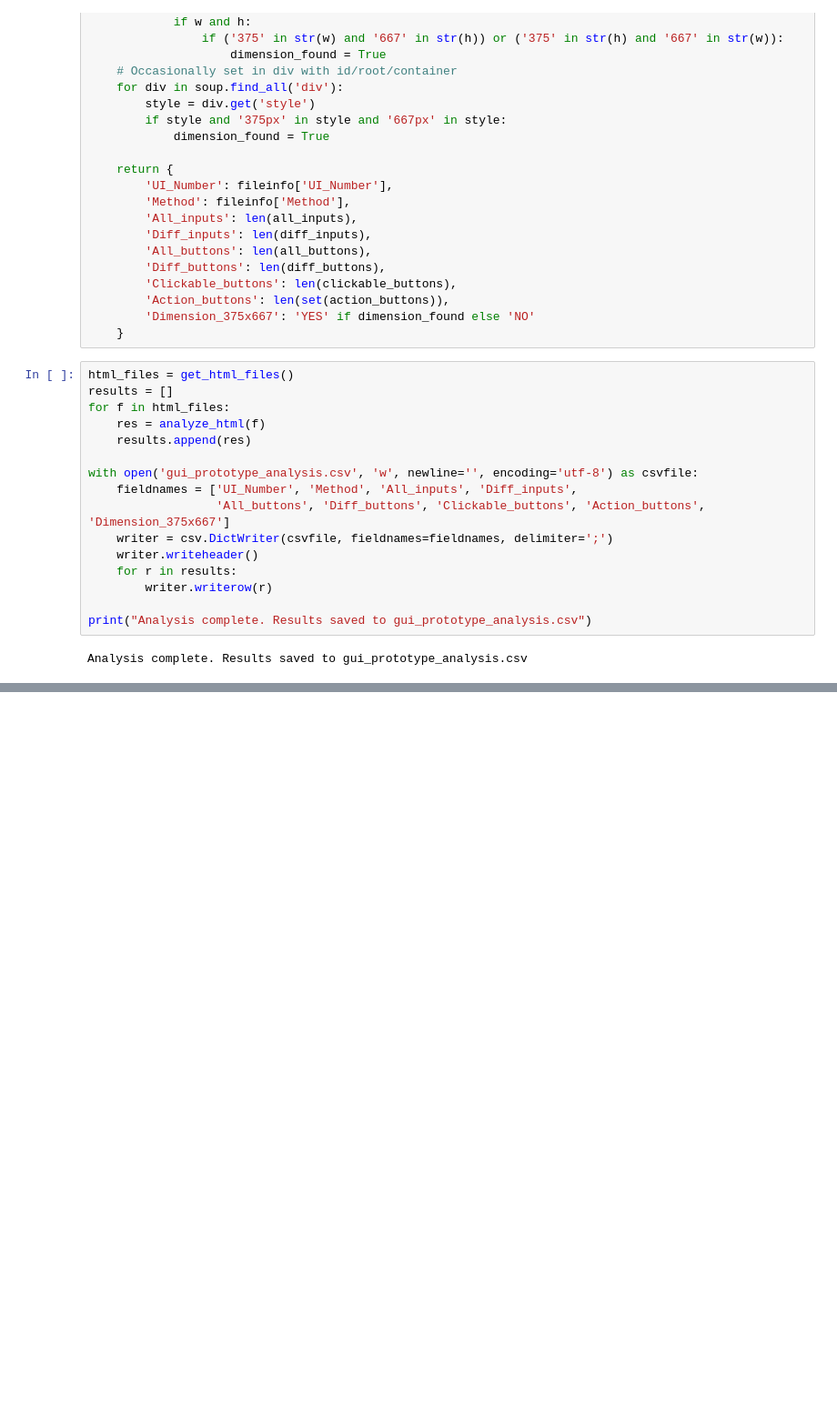
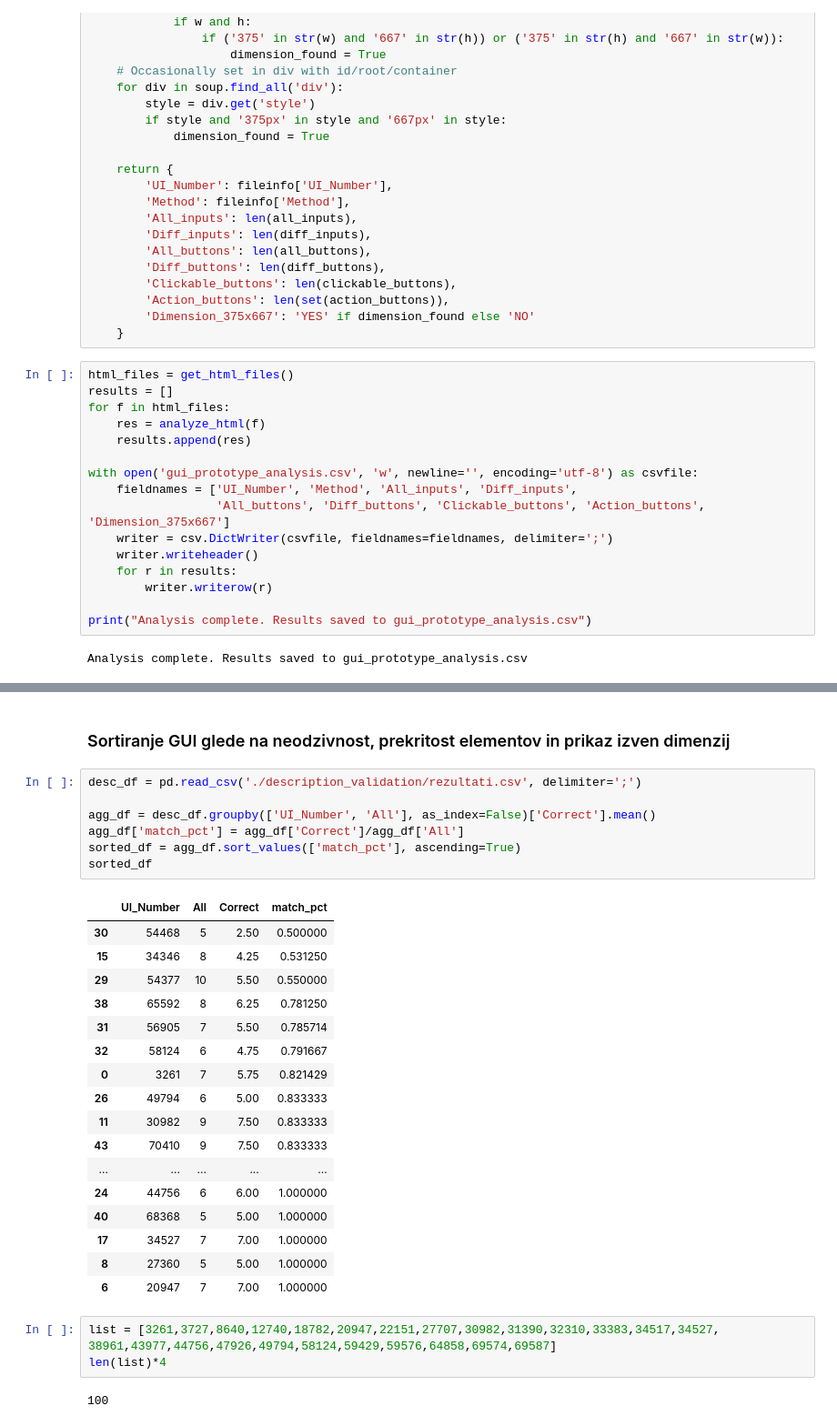
Before and after one commit to mmarolt/gui-prototyping-analysis, a Jupyter notebook: quantitative_analysis/analyze_prototype_elements.ipynb, the cells around one changed output, grey strips where cells are left out. Shown: that part at 91% size. Saved outputs shown, nothing was run; the diff lists cells and outputs as text; blank space fills up the shorter version.

```diff
--- a/quantitative_analysis/analyze_prototype_elements.ipynb
+++ b/quantitative_analysis/analyze_prototype_elements.ipynb
@@ -102,0 +162,32 @@ Analysis complete. Results saved to gui_prototype_analysis.csv
+# %% [markdown]
+### Sortiranje GUI glede na neodzivnost, prekritost elementov in prikaz izven dimenzij
+# %%
+desc_df = pd.read_csv('./description_validation/rezultati.csv', delimiter=';')
+
+agg_df = desc_df.groupby(['UI_Number', 'All'], as_index=False)['Correct'].mean()
+agg_df['match_pct'] = agg_df['Correct']/agg_df['All']
+sorted_df = agg_df.sort_values(['match_pct'], ascending=True)
+sorted_df
+# %% [output]
+|  | UI_Number | All | Correct | match_pct |
+| 30 | 54468 | 5 | 2.50 | 0.500000 |
+| 15 | 34346 | 8 | 4.25 | 0.531250 |
+| 29 | 54377 | 10 | 5.50 | 0.550000 |
+| 38 | 65592 | 8 | 6.25 | 0.781250 |
+| 31 | 56905 | 7 | 5.50 | 0.785714 |
+| 32 | 58124 | 6 | 4.75 | 0.791667 |
+| 0 | 3261 | 7 | 5.75 | 0.821429 |
+| 26 | 49794 | 6 | 5.00 | 0.833333 |
+| 11 | 30982 | 9 | 7.50 | 0.833333 |
+| 43 | 70410 | 9 | 7.50 | 0.833333 |
+| ... | ... | ... | ... | ... |
+| 24 | 44756 | 6 | 6.00 | 1.000000 |
+| 40 | 68368 | 5 | 5.00 | 1.000000 |
+| 17 | 34527 | 7 | 7.00 | 1.000000 |
+| 8 | 27360 | 5 | 5.00 | 1.000000 |
+| 6 | 20947 | 7 | 7.00 | 1.000000 |
+# %%
+list = [3261,3727,8640,12740,18782,20947,22151,27707,30982,31390,32310,33383,34517,34527, 38961,43977,44756,47926,49794,58124,59429,59576,64858,69574,69587]
+len(list)*4
+# %% [output]
+100
```
Also changed, not shown: parts of 8 cells of this notebook, 2 other files.
